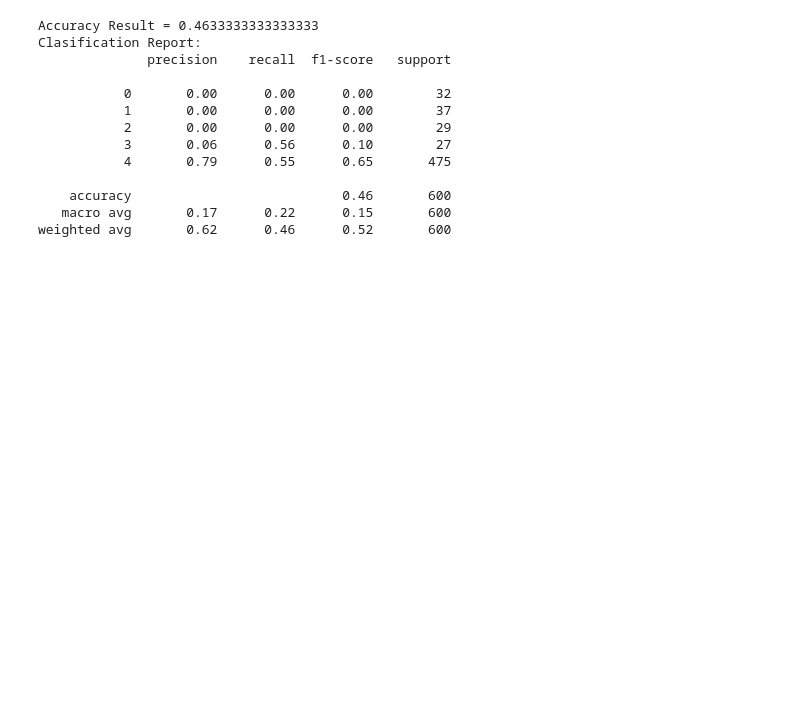
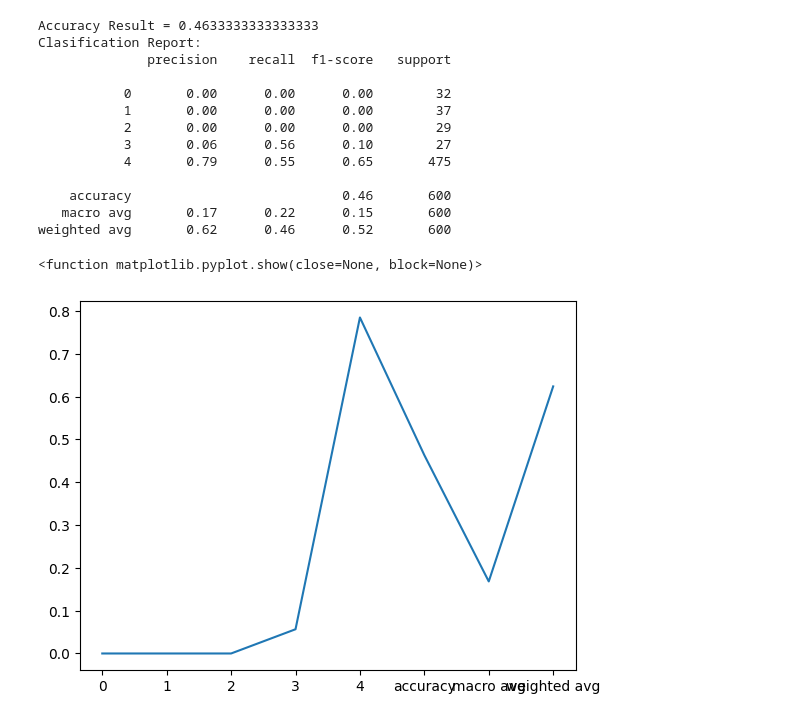
Before and after one commit to Astro0re/Machine_Learning_and_AI, a Jupyter notebook: Lung_cancer Model/Lung_model.ipynb, the cells around one changed output. Drawn from its saved outputs; the diff is of its cells as text; code cells hidden in the pictures; blank space fills up the shorter version.

```diff
--- a/Lung_cancer Model/Lung_model.ipynb
+++ b/Lung_cancer Model/Lung_model.ipynb
@@ -183,3 +217,12 @@ Clasification Report:
     accuracy                           0.46       600
    macro avg       0.17      0.22      0.15       600
 weighted avg       0.62      0.46      0.52       600
+# %%
+rep = classification_report(Y_test,pre.round(), output_dict = True)
+
+rep = pd.DataFrame(rep).transpose()
+plt.plot(rep['precision'])
+plt.show
+# %% [output]
+<function matplotlib.pyplot.show(close=None, block=None)>
+[figure, added]
```
Also changed, not shown: parts of 4 cells of this notebook.
